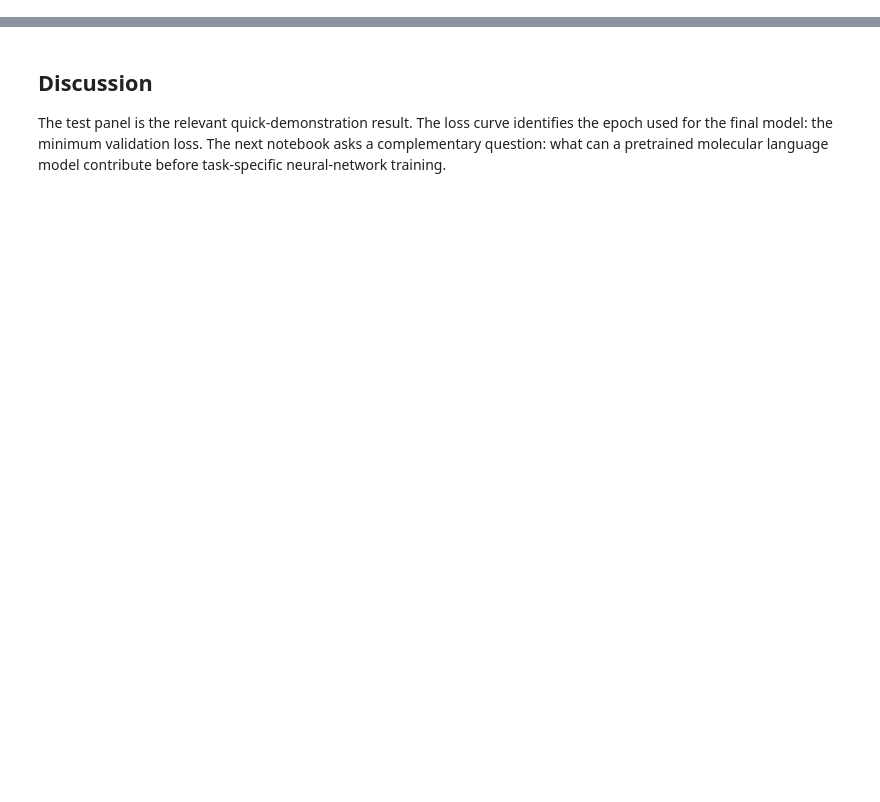
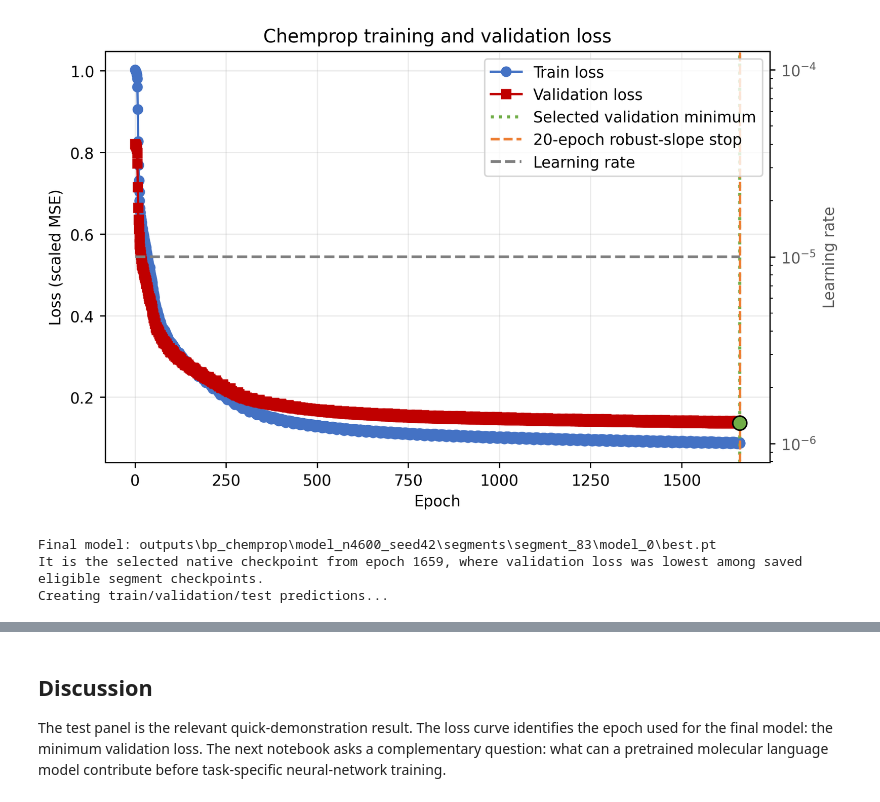
Before and after one commit to thiasyoung/2026-avs-ml-vibe-coding-workshop, a Jupyter notebook: 01_boiling_point/02_BP_1_Chemprop_GNN.ipynb, the cells around one changed output, grey strips where cells are left out. Cells and saved outputs as stored; diff of their text form; code cells hidden in the pictures; blank space fills up the shorter version.

```diff
--- a/01_boiling_point/02_BP_1_Chemprop_GNN.ipynb
+++ b/01_boiling_point/02_BP_1_Chemprop_GNN.ipynb
@@ -261,3 +348,25 @@ Training Chemprop model...
+# %%
+plot_training_loss(
+    loss_history,
+    selected_row,
+    stopped_by_slope_rule,
+    FIGURES / f'loss_vs_epoch_{RUN_TAG}.png',
+)
+print(f'Final model: {best_model_file}')
+print(f'It is the selected native checkpoint from epoch {selected_epoch}, where validation loss was lowest among saved eligible segment checkpoints.')
+
+prediction_file = OUTPUT / f'predictions_{RUN_TAG}.csv'
+predict_command = [
+    chemprop_executable(), 'predict', '--test-path', str(csv_file), '--smiles-columns', 'SMILES',
+    '--model-paths', str(best_model_file), '--preds-path', str(prediction_file),
+    '--batch-size', str(BATCH_SIZE), '--num-workers', '0',
+]
+run_command(predict_command, label='Creating train/validation/test predictions')
+# %% [output]
+[figure, added]
+Final model: outputs\bp_chemprop\model_n4600_seed42\segments\segment_83\model_0\best.pt
+It is the selected native checkpoint from epoch 1659, where validation loss was lowest among saved eligible segment checkpoints.
+Creating train/validation/test predictions...
 # %%
 predictions = pd.read_csv(prediction_file)
 candidate_columns = ['BP_pred', 'pred_0', 'BP']
```
Also changed, not shown: parts of 5 cells of this notebook, 3 other files.
